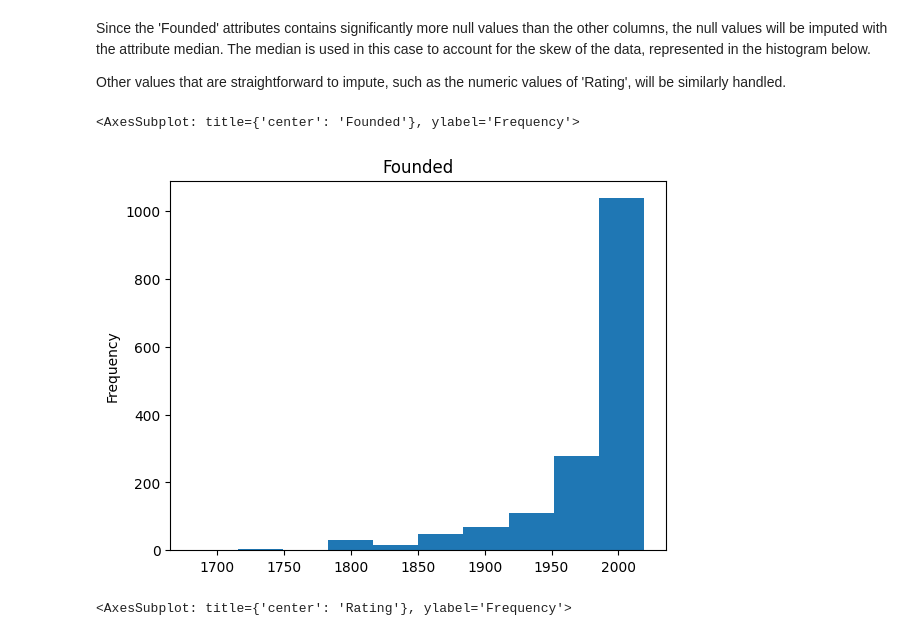
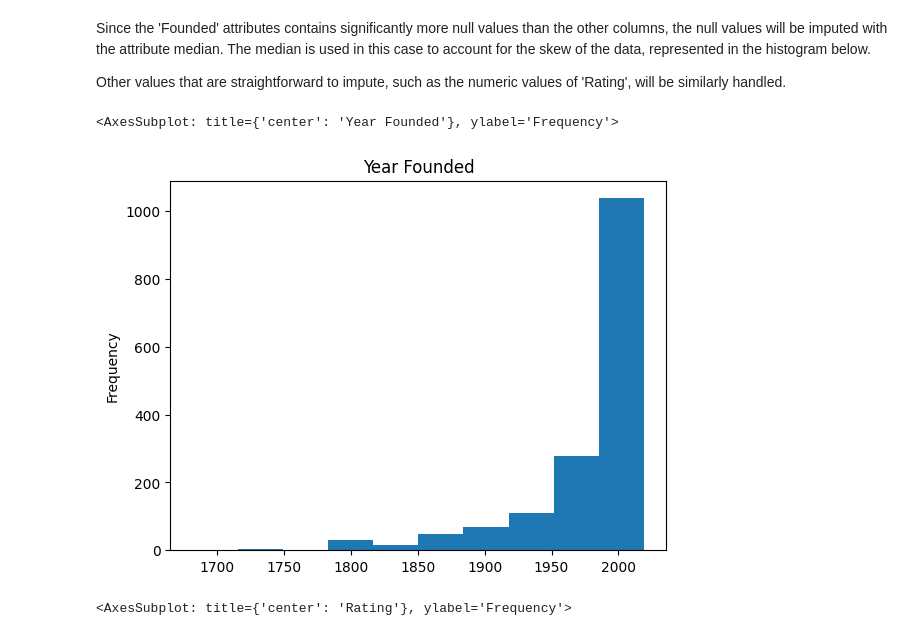
Before and after one commit to iansind/tech-jobs-clustering, a Jupyter notebook: tech_jobs_unsupervised_analysis.ipynb, the cells around one changed output. Cells and saved outputs as stored; diff of their text form; code cells hidden in the pictures.

```diff
--- a/tech_jobs_unsupervised_analysis.ipynb
+++ b/tech_jobs_unsupervised_analysis.ipynb
@@ -115,10 +117,10 @@ Since the 'Founded' attributes contains significantly more null values than the
 
 Other values that are straightforward to impute, such as the numeric values of 'Rating', will be similarly handled.
 # %%
-df['Founded'].plot(kind='hist', title='Founded')
+df['Founded'].plot(kind='hist', title='Year Founded')
 # %% [output]
-<AxesSubplot: title={'center': 'Founded'}, ylabel='Frequency'>
+<AxesSubplot: title={'center': 'Year Founded'}, ylabel='Frequency'>
-[figure, old version]
+[figure, new version]
 # %%
 df['Rating'].plot(kind='hist', title='Rating')
 # %% [output]
```
Also changed, not shown: parts of 23 cells of this notebook.
